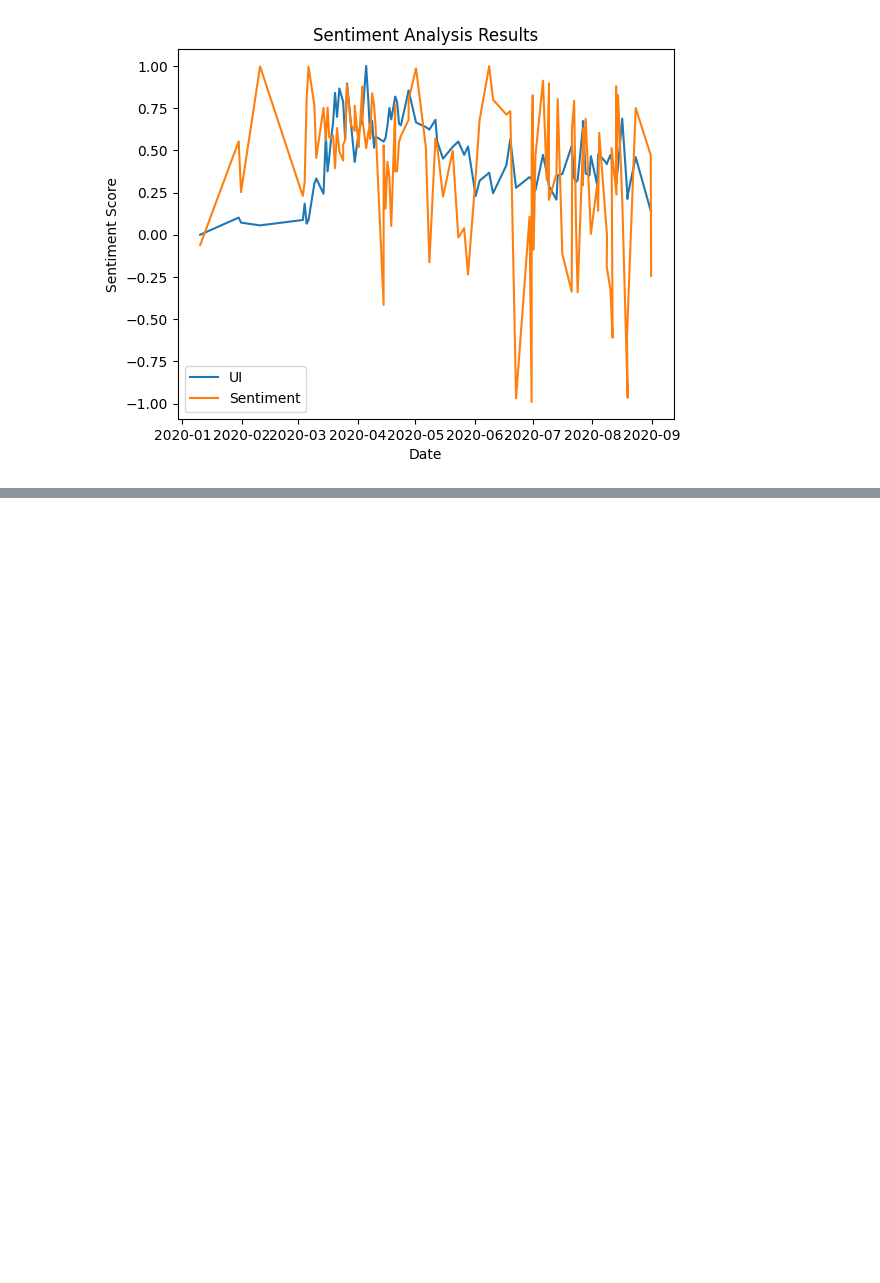
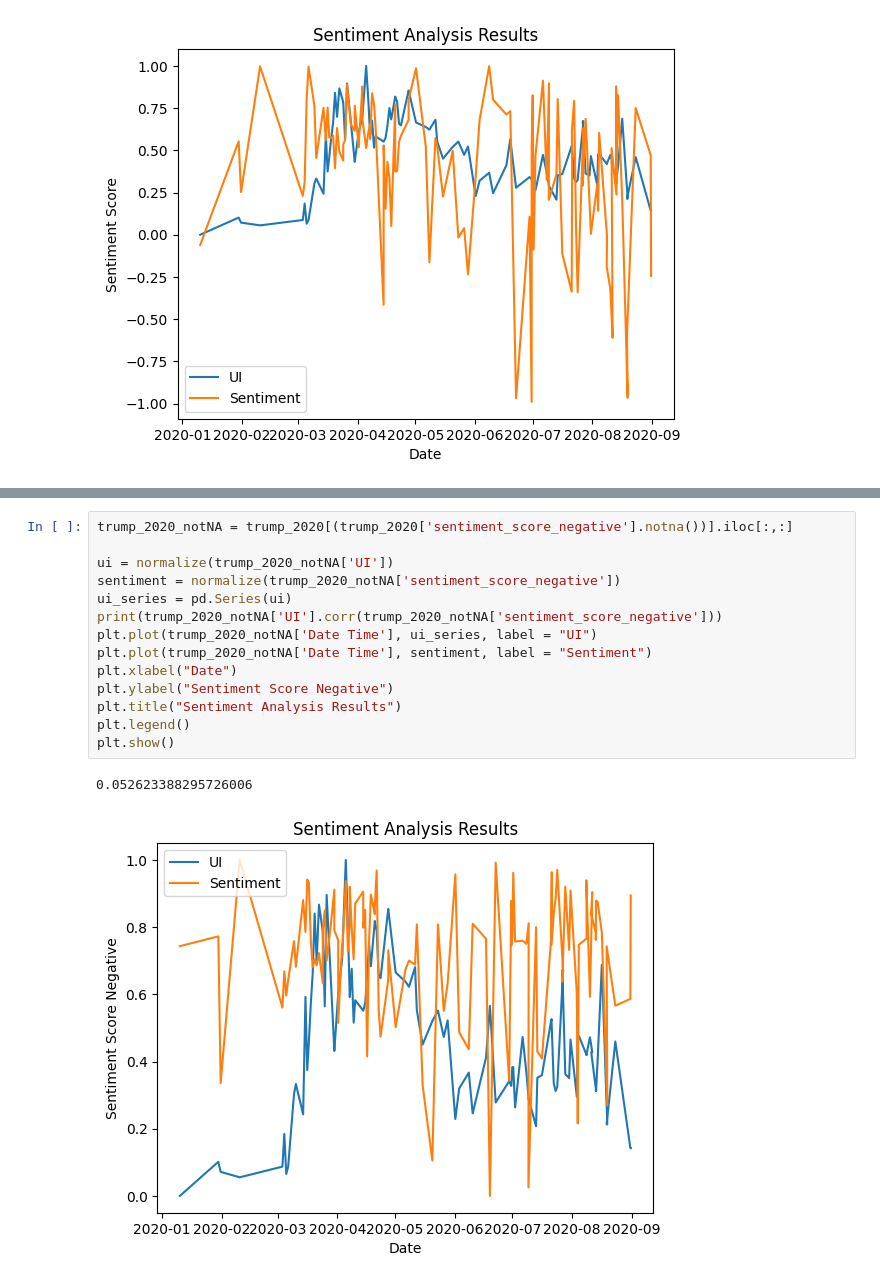
Before and after one commit to RickyJ99/RA-project, a Jupyter notebook: BERT.ipynb, the cells around one changed output, grey strips where cells are left out. Saved outputs shown, nothing was run; the diff lists cells and outputs as text; blank space fills up the shorter version.

```diff
--- a/BERT.ipynb
+++ b/BERT.ipynb
@@ -543,0 +652,17 @@ plt.show()
+# %%
+trump_2020_notNA = trump_2020[(trump_2020['sentiment_score_negative'].notna())].iloc[:,:]
+
+ui = normalize(trump_2020_notNA['UI'])
+sentiment = normalize(trump_2020_notNA['sentiment_score_negative'])
+ui_series = pd.Series(ui)
+print(trump_2020_notNA['UI'].corr(trump_2020_notNA['sentiment_score_negative']))
+plt.plot(trump_2020_notNA['Date Time'], ui_series, label = "UI")
+plt.plot(trump_2020_notNA['Date Time'], sentiment, label = "Sentiment")
+plt.xlabel("Date")
+plt.ylabel("Sentiment Score Negative")
+plt.title("Sentiment Analysis Results")
+plt.legend()
+plt.show()
+# %% [output]
+0.052623388295726006
+[figure, added]
```
Also changed, not shown: parts of 15 cells of this notebook, 7 other files.
